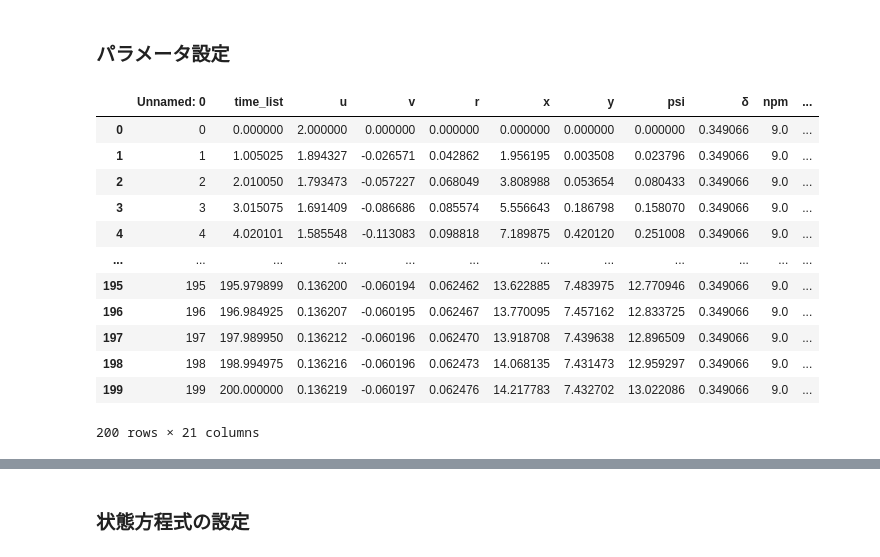
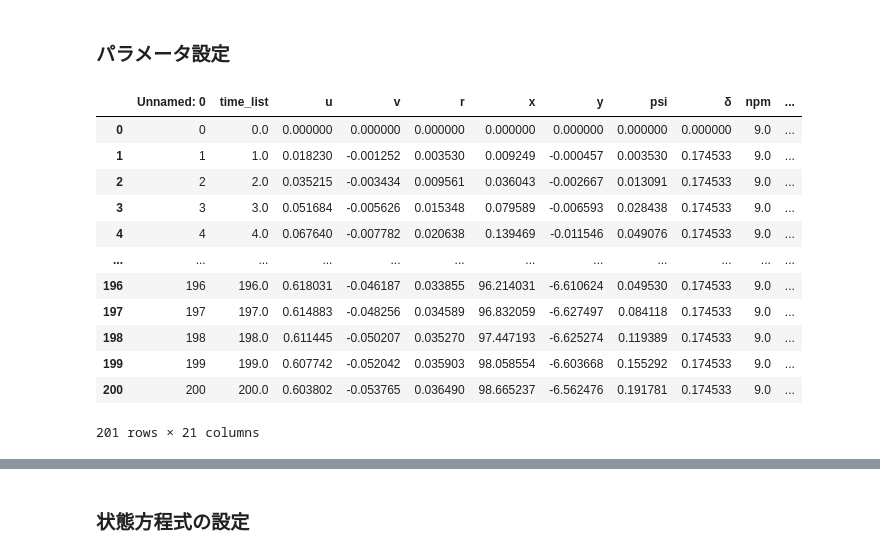
Before and after one commit to Haruki-Yama/MPC-EF-python-casadi, a Jupyter notebook: shipmmg_casadi_mpc.ipynb, the cells around one changed output, grey strips where cells are left out. Cells and saved outputs as stored; diff of their text form; code cells hidden in the pictures.

```diff
--- a/shipmmg_casadi_mpc.ipynb
+++ b/shipmmg_casadi_mpc.ipynb
@@ -138,20 +139,21 @@ def T_P(u,v,r,n_p):
     return K_T(u,v,r,n_p)*ρ*n_p**2*D_p**4
 # %%
 # 目標軌道の設定
-# obs = pd.read_csv('suzaku_obs.csv')
-obs = pd.read_csv('suzaku_0ef_20deg 2.csv')
+# obs = pd.read_csv('observation/suzaku_obs.csv')
+# obs = pd.read_csv('observation/suzaku_0ef_20deg 2.csv')
+obs = pd.read_csv('observation/suzaku_z_obs.csv')
 obs
 # %% [output]
 |  | Unnamed: 0 | time_list | u | v | r | x | y | psi | δ | npm | ... |
-| 0 | 0 | 0.000000 | 2.000000 | 0.000000 | 0.000000 | 0.000000 | 0.000000 | 0.000000 | 0.349066 | 9.0 | ... |
-| 1 | 1 | 1.005025 | 1.894327 | -0.026571 | 0.042862 | 1.956195 | 0.003508 | 0.023796 | 0.349066 | 9.0 | ... |
-| 2 | 2 | 2.010050 | 1.793473 | -0.057227 | 0.068049 | 3.808988 | 0.053654 | 0.080433 | 0.349066 | 9.0 | ... |
-| 3 | 3 | 3.015075 | 1.691409 | -0.086686 | 0.085574 | 5.556643 | 0.186798 | 0.158070 | 0.349066 | 9.0 | ... |
-| 4 | 4 | 4.020101 | 1.585548 | -0.113083 | 0.098818 | 7.189875 | 0.420120 | 0.251008 | 0.349066 | 9.0 | ... |
+| 0 | 0 | 0.0 | 0.000000 | 0.000000 | 0.000000 | 0.000000 | 0.000000 | 0.000000 | 0.000000 | 9.0 | ... |
+| 1 | 1 | 1.0 | 0.018230 | -0.001252 | 0.003530 | 0.009249 | -0.000457 | 0.003530 | 0.174533 | 9.0 | ... |
+| 2 | 2 | 2.0 | 0.035215 | -0.003434 | 0.009561 | 0.036043 | -0.002667 | 0.013091 | 0.174533 | 9.0 | ... |
+| 3 | 3 | 3.0 | 0.051684 | -0.005626 | 0.015348 | 0.079589 | -0.006593 | 0.028438 | 0.174533 | 9.0 | ... |
+| 4 | 4 | 4.0 | 0.067640 | -0.007782 | 0.020638 | 0.139469 | -0.011546 | 0.049076 | 0.174533 | 9.0 | ... |
 | ... | ... | ... | ... | ... | ... | ... | ... | ... | ... | ... | ... |
-| 195 | 195 | 195.979899 | 0.136200 | -0.060194 | 0.062462 | 13.622885 | 7.483975 | 12.770946 | 0.349066 | 9.0 | ... |
-| 196 | 196 | 196.984925 | 0.136207 | -0.060195 | 0.062467 | 13.770095 | 7.457162 | 12.833725 | 0.349066 | 9.0 | ... |
-| 197 | 197 | 197.989950 | 0.136212 | -0.060196 | 0.062470 | 13.918708 | 7.439638 | 12.896509 | 0.349066 | 9.0 | ... |
-| 198 | 198 | 198.994975 | 0.136216 | -0.060196 | 0.062473 | 14.068135 | 7.431473 | 12.959297 | 0.349066 | 9.0 | ... |
-| 199 | 199 | 200.000000 | 0.136219 | -0.060197 | 0.062476 | 14.217783 | 7.432702 | 13.022086 | 0.349066 | 9.0 | ... |
+| 196 | 196 | 196.0 | 0.618031 | -0.046187 | 0.033855 | 96.214031 | -6.610624 | 0.049530 | 0.174533 | 9.0 | ... |
+| 197 | 197 | 197.0 | 0.614883 | -0.048256 | 0.034589 | 96.832059 | -6.627497 | 0.084118 | 0.174533 | 9.0 | ... |
+| 198 | 198 | 198.0 | 0.611445 | -0.050207 | 0.035270 | 97.447193 | -6.625274 | 0.119389 | 0.174533 | 9.0 | ... |
+| 199 | 199 | 199.0 | 0.607742 | -0.052042 | 0.035903 | 98.058554 | -6.603668 | 0.155292 | 0.174533 | 9.0 | ... |
+| 200 | 200 | 200.0 | 0.603802 | -0.053765 | 0.036490 | 98.665237 | -6.562476 | 0.191781 | 0.174533 | 9.0 | ... |
-200 rows × 21 columns
+201 rows × 21 columns
```
Also changed, not shown: parts of 24 cells of this notebook, 4 other files.
